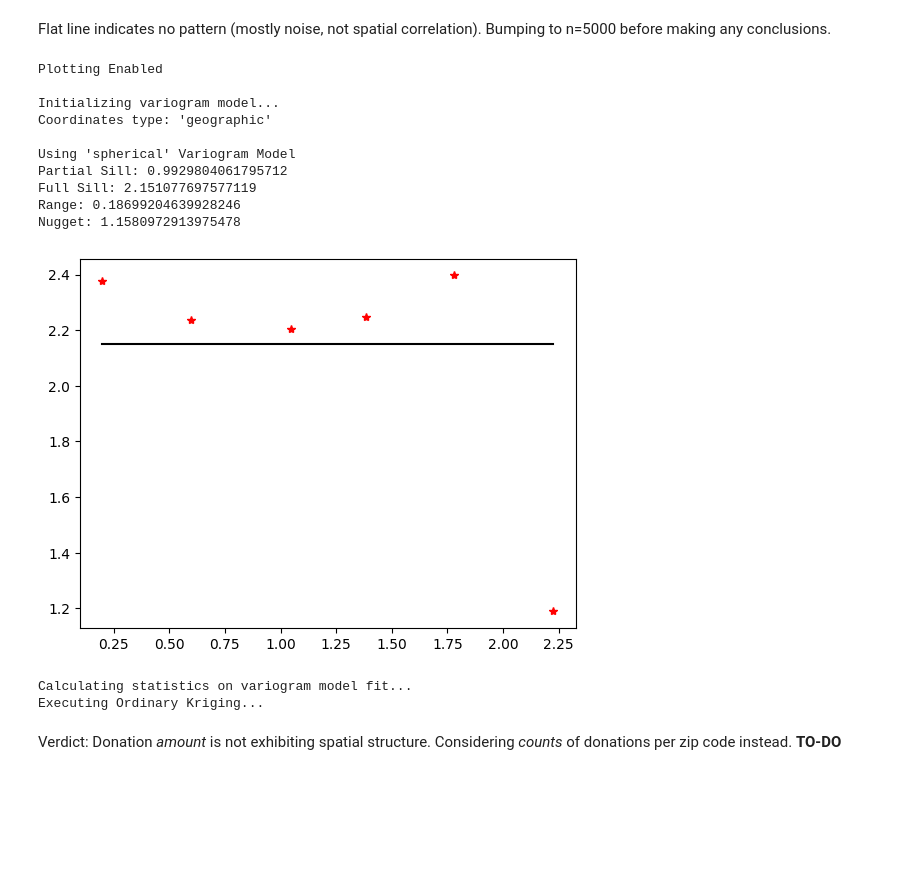
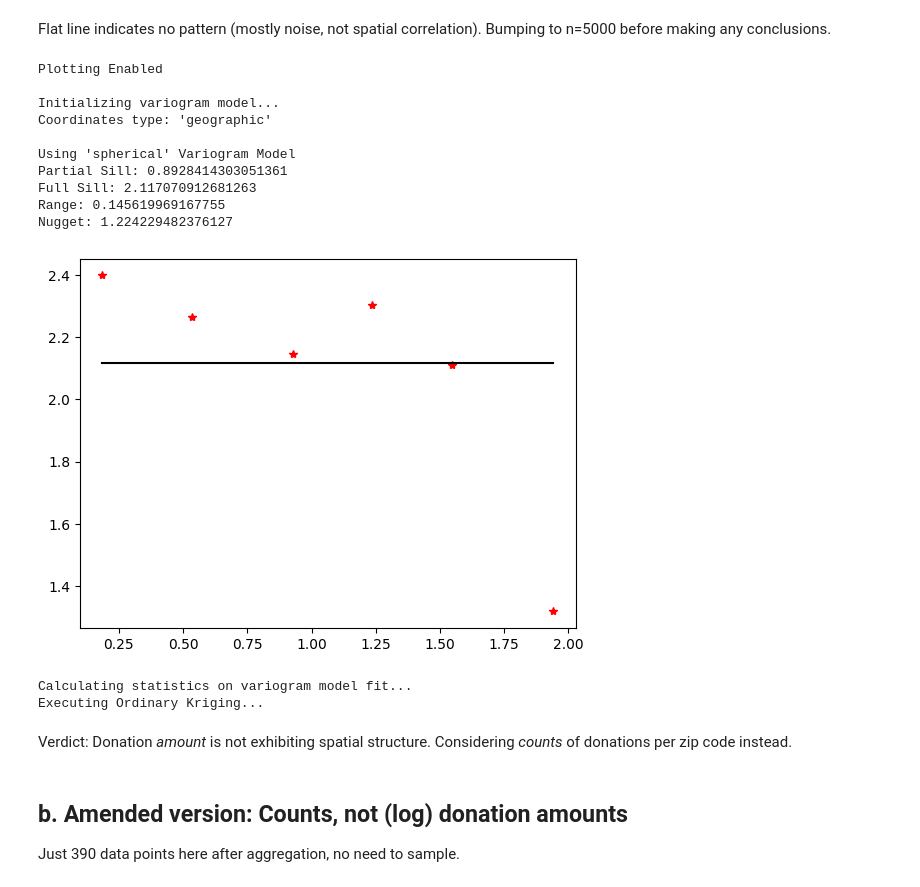
Before and after one commit to kennethgu/stats305c-project, a Jupyter notebook: milestone3/replication.ipynb, the cells around one changed output. Drawn from its saved outputs; the diff is of its cells as text; code cells hidden in the pictures; blank space fills up the shorter version.

```diff
--- a/milestone3/replication.ipynb
+++ b/milestone3/replication.ipynb
@@ -14,6 +14,9 @@ pd.set_option('display.max_columns', None)
 senate_general_indiv20 = pd.read_csv('senate_general_indiv20.csv', dtype=str)
 senate_general_indiv22 = pd.read_csv('senate_general_indiv22.csv', dtype=str)
 
+senate_general_indiv20['TRANSACTION_AMT'] = senate_general_indiv20['TRANSACTION_AMT'].astype(int)
+senate_general_indiv22['TRANSACTION_AMT'] = senate_general_indiv22['TRANSACTION_AMT'].astype(int)
+
 display(senate_general_indiv20.head())
 display(senate_general_indiv22.head())
 # %% [output]
@@ -107,10 +110,3 @@ Rows removed from missingness:  113
 Rows removed from letters:  0
 Rows removed from not five digits:  2
 Remaining rows:  1995707
-# %%
-# log transform - for now only keep POSITIVE donations (consider later)
-
-pre_rows = len(df)
-df['LOG_TRANSACTION_AMT'] = np.log(df['TRANSACTION_AMT'].clip(lower=1))
-df = df.dropna(subset=['LOG_TRANSACTION_AMT'])
-print('Rows removed from failed log transform (negative/zero value): ', pre_rows - len(df))
@@ -278,41 +273,45 @@ n = 5000
 
 latitude = norcal_sample['LAT']
 longitude = norcal_sample['LON']
 log_transaction_amt = norcal_sample['LOG_TRANSACTION_AMT']
 
 idx = np.random.choice(len(norcal_sample), size=n, replace=False)
 lat_b = latitude[idx]
 lon_b = longitude[idx]
 log_transaction_amt_b = log_transaction_amt[idx]
 
 # ----- fit model -----
 
 # define a grid for interpolation
 gridx = np.linspace(min(longitude) - 0.3, max(longitude) + 0.3)
 gridy = np.linspace(min(latitude) - 0.3, max(latitude) + 0.3)
 
 # use ordinary kriging with a spherical variogram model
-OK = OrdinaryKriging(lat_b,
-                     lon_b,
+OK = OrdinaryKriging(lon_b,
+                     lat_b,
                      log_transaction_amt_b,
                      variogram_model='spherical',
                      coordinates_type='geographic', # accounts for curvature of earth
                      verbose=True,
                      enable_plotting=True)
 z_interp, ss = OK.execute('grid', gridx, gridy)
 # %% [output]
 Plotting Enabled
 
 Initializing variogram model...
 Coordinates type: 'geographic'
 
 Using 'spherical' Variogram Model
-Partial Sill: 0.9929804061795712
-Full Sill: 2.151077697577119
-Range: 0.18699204639928246
-Nugget: 1.1580972913975478
+Partial Sill: 0.8928414303051361
+Full Sill: 2.117070912681263
+Range: 0.145619969167755
+Nugget: 1.224229482376127
-[figure, old version]
+[figure, new version]
 Calculating statistics on variogram model fit...
 Executing Ordinary Kriging...
 # %% [markdown]
-Verdict: Donation *amount* is not exhibiting spatial structure. Considering *counts* of donations per zip code instead. **TO-DO**
+Verdict: Donation *amount* is not exhibiting spatial structure. Considering *counts* of donations per zip code instead.
+# %% [markdown]
+## b. Amended version: Counts, not (log) donation amounts
+
+Just 390 data points here after aggregation, no need to sample.
```
Also changed, not shown: parts of 13 cells of this notebook.
